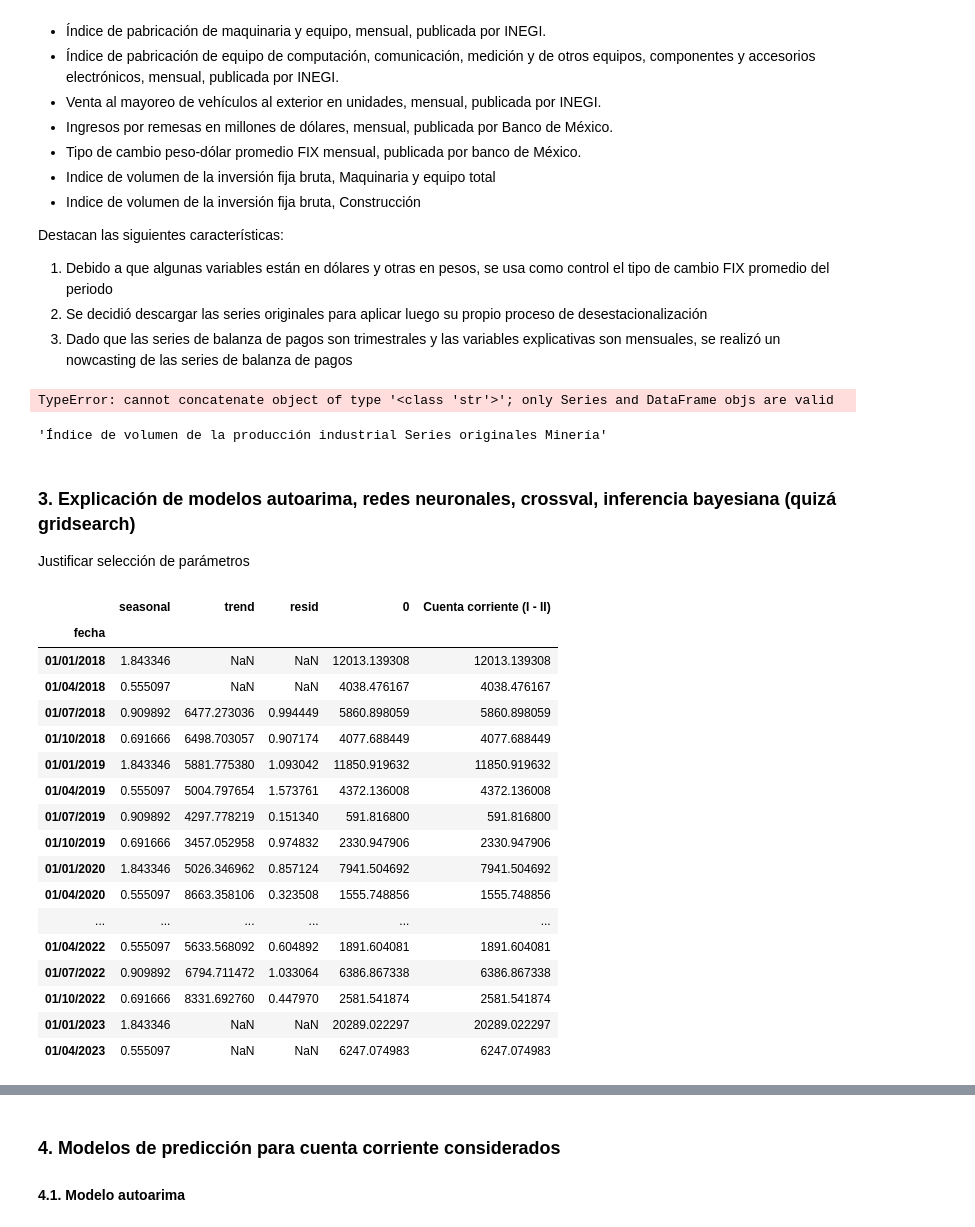
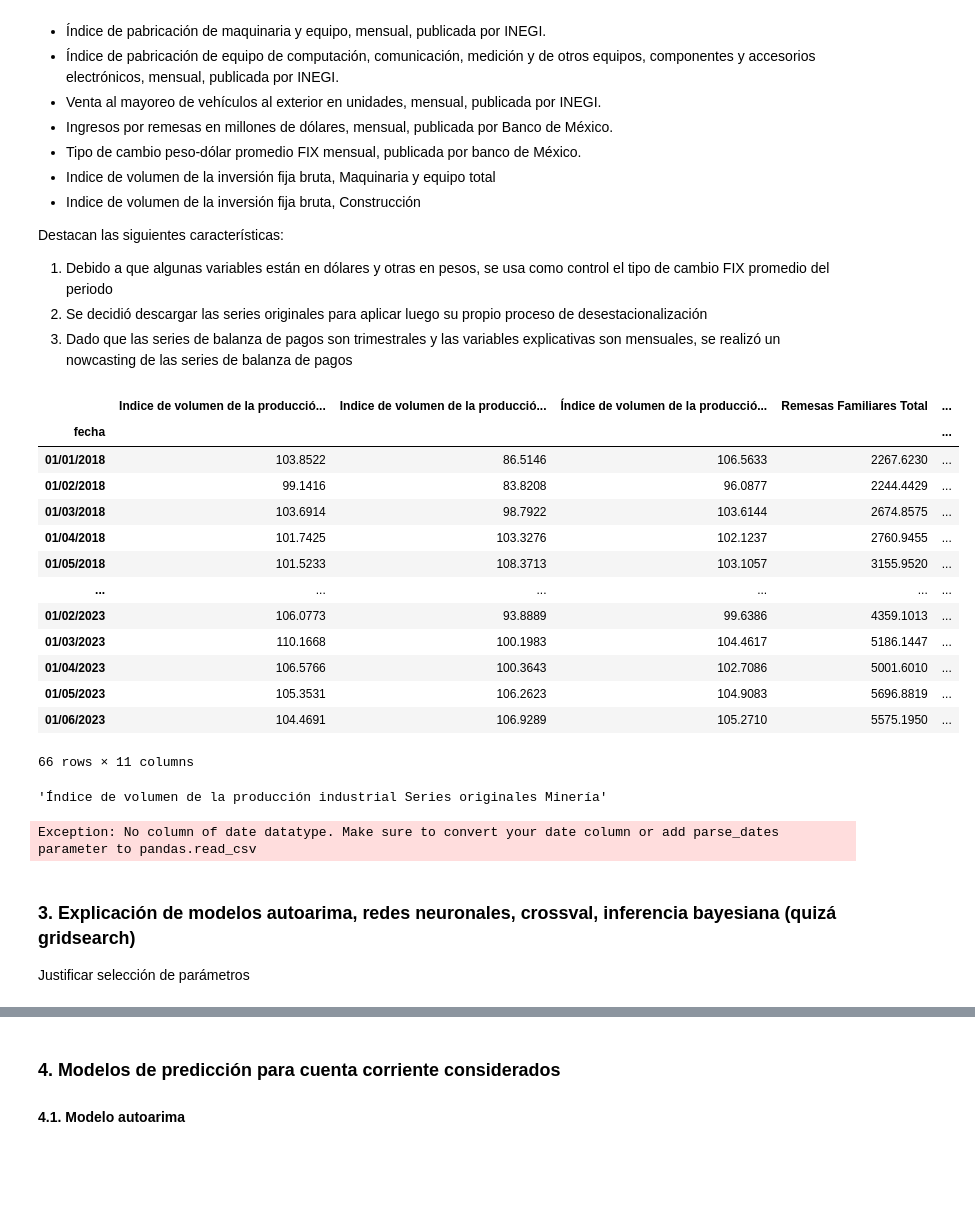
Before and after one commit to sparkieth/estancia_investigacion, a Jupyter notebook: modelacion_economica/modelo_cuenta_corriente.ipynb, the cells around one changed output, grey strips where cells are left out. Drawn from its saved outputs; the diff is of its cells as text; code cells hidden in the pictures; blank space fills up the shorter version.

Commit message:
avance nowcast

```diff
--- a/modelacion_economica/modelo_cuenta_corriente.ipynb
+++ b/modelacion_economica/modelo_cuenta_corriente.ipynb
@@ -191,8 +178,30 @@ usdmxn=descargar_banxico('SF17908','2018-01-01','2023-06-01')
+# %%
+def descarga_cc(serie):
+    return descargar_banxico(serie,'2018-01-01','2023-06-01')
+explicativas=descargar_banxico('SR17695,SR17532,SR17546,SR17547,SR17555,SR17561,SR17564,SR17562,SE27803,SF17908','2018-01-01','2023-06-01')
 # %%
 def seas_adj(serie):
     str1=sm.tsa.seasonal_decompose(serie,period=4,model="multiplicative")
     return str1.trend
-
-pd.concat([mineria,aliment,bebtab,petrol,maquina,automot,computo,remesas,usdmxn],axis=1).apply(lambda x:seas_adj(x))
+explicativas_sa={}
+for i in range(np.shape(explicativas)[1]):
+    k=list(explicativas.keys())[i]
+    v=seas_adj(explicativas.iloc[:,i])
+    explicativas_sa.update({k:v})
-# %% [output]
-TypeError: cannot concatenate object of type '<class 'str'>'; only Series and DataFrame objs are valid
+# %%
+pd.concat([explicativas,corr], axis=1)
+# %% [output]
+|  | Indice de volumen de la producció... | Indice de volumen de la producció... | Índice de volumen de la producció... | Remesas Familiares Total | ... |
+| fecha |  |  |  |  | ... |
+| 01/01/2018 | 103.8522 | 86.5146 | 106.5633 | 2267.6230 | ... |
+| 01/02/2018 | 99.1416 | 83.8208 | 96.0877 | 2244.4429 | ... |
+| 01/03/2018 | 103.6914 | 98.7922 | 103.6144 | 2674.8575 | ... |
+| 01/04/2018 | 101.7425 | 103.3276 | 102.1237 | 2760.9455 | ... |
+| 01/05/2018 | 101.5233 | 108.3713 | 103.1057 | 3155.9520 | ... |
+| ... | ... | ... | ... | ... | ... |
+| 01/02/2023 | 106.0773 | 93.8889 | 99.6386 | 4359.1013 | ... |
+| 01/03/2023 | 110.1668 | 100.1983 | 104.4617 | 5186.1447 | ... |
+| 01/04/2023 | 106.5766 | 100.3643 | 102.7086 | 5001.6010 | ... |
+| 01/05/2023 | 105.3531 | 106.2623 | 104.9083 | 5696.8819 | ... |
+| 01/06/2023 | 104.4691 | 106.9289 | 105.2710 | 5575.1950 | ... |
+66 rows × 11 columns
@@ -201,29 +214,13 @@ mineria
 # %% [output]
 'Índice de volumen de la producción industrial Series originales Minería'
+# %%
+#!pip install pmdarima
+#!pip install torch
+from nowcast_lstm.LSTM import LSTM
+
+model = LSTM(pd.concat([explicativas,corr], axis=1), "Balanza de pagos con base en MBP6 (a partir de 2002) Cuenta corriente (I - II)", n_timesteps=12)
+# %% [output]
+Exception: No column of date datatype. Make sure to convert your date column or add parse_dates parameter to pandas.read_csv
 # %% [markdown]
 ### 3. Explicación de modelos autoarima, redes neuronales, crossval, inferencia bayesiana (quizá gridsearch)
 Justificar selección de parámetros
-# %%
-import statsmodels.api as sm
-
-result = sm.tsa.seasonal_decompose(corr,period=4, model="multiplicative")
-corr_sa=result.trend
-# %% [output]
-|  | seasonal | trend | resid | 0 | Cuenta corriente (I - II) |
-| fecha |  |  |  |  |  |
-| 01/01/2018 | 1.843346 | NaN | NaN | 12013.139308 | 12013.139308 |
-| 01/04/2018 | 0.555097 | NaN | NaN | 4038.476167 | 4038.476167 |
-| 01/07/2018 | 0.909892 | 6477.273036 | 0.994449 | 5860.898059 | 5860.898059 |
-| 01/10/2018 | 0.691666 | 6498.703057 | 0.907174 | 4077.688449 | 4077.688449 |
-| 01/01/2019 | 1.843346 | 5881.775380 | 1.093042 | 11850.919632 | 11850.919632 |
-| 01/04/2019 | 0.555097 | 5004.797654 | 1.573761 | 4372.136008 | 4372.136008 |
-| 01/07/2019 | 0.909892 | 4297.778219 | 0.151340 | 591.816800 | 591.816800 |
-| 01/10/2019 | 0.691666 | 3457.052958 | 0.974832 | 2330.947906 | 2330.947906 |
-| 01/01/2020 | 1.843346 | 5026.346962 | 0.857124 | 7941.504692 | 7941.504692 |
-| 01/04/2020 | 0.555097 | 8663.358106 | 0.323508 | 1555.748856 | 1555.748856 |
-| ... | ... | ... | ... | ... | ... |
-| 01/04/2022 | 0.555097 | 5633.568092 | 0.604892 | 1891.604081 | 1891.604081 |
-| 01/07/2022 | 0.909892 | 6794.711472 | 1.033064 | 6386.867338 | 6386.867338 |
-| 01/10/2022 | 0.691666 | 8331.692760 | 0.447970 | 2581.541874 | 2581.541874 |
-| 01/01/2023 | 1.843346 | NaN | NaN | 20289.022297 | 20289.022297 |
-| 01/04/2023 | 0.555097 | NaN | NaN | 6247.074983 | 6247.074983 |
```
Also changed, not shown: parts of 4 cells of this notebook.
